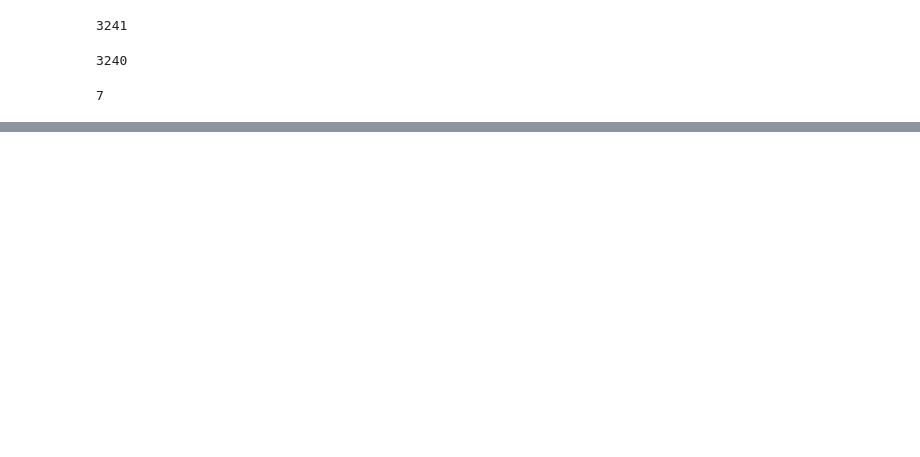
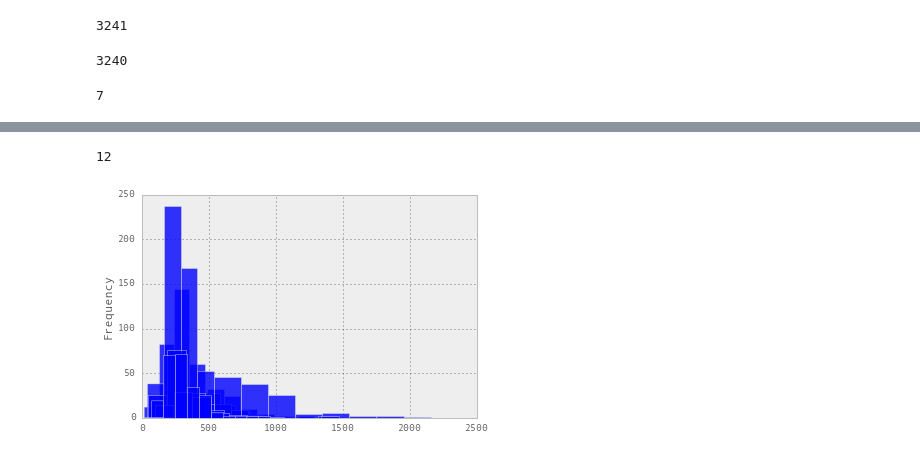
Before and after one commit to bricegnichols/bridge-stat, a Jupyter notebook: bridge_closure_calc.ipynb, the cells around one changed output, grey strips where cells are left out. Saved outputs shown, nothing was run; the diff lists cells and outputs as text; code cells hidden in the pictures; blank space fills up the shorter version.

```diff
--- a/bridge_closure_calc.ipynb
+++ b/bridge_closure_calc.ipynb
@@ -348,0 +318,9 @@ df.groupby('date').diff()
+# %%
+# Looks there are some records with very long opening, perhaps errors?
+# We can dig into that later, or just drop the really long records
+df['Duration'].max()/3600
+# %% [output]
+12
+# %%
+# Select closings less than 2 hours
+df = df[df['Duration'] < 3600*2]
@@ -348,0 +329,8 @@ df.groupby('date').diff()
+# %%
+# Distribution by bridge
+for bridge in df.groupby('Bridge').count().index:
+    newdf = df[df['Bridge'] == bridge]
+    newdf['Duration'].plot(kind='hist',subplots=True, alpha=0.8)
+#     newdf['Duration'].hist(by=newdf.index,subplots=True, alpha=0.8)
+# %% [output]
+[figure, added]
```
Also changed, not shown: parts of 26 cells of this notebook.
